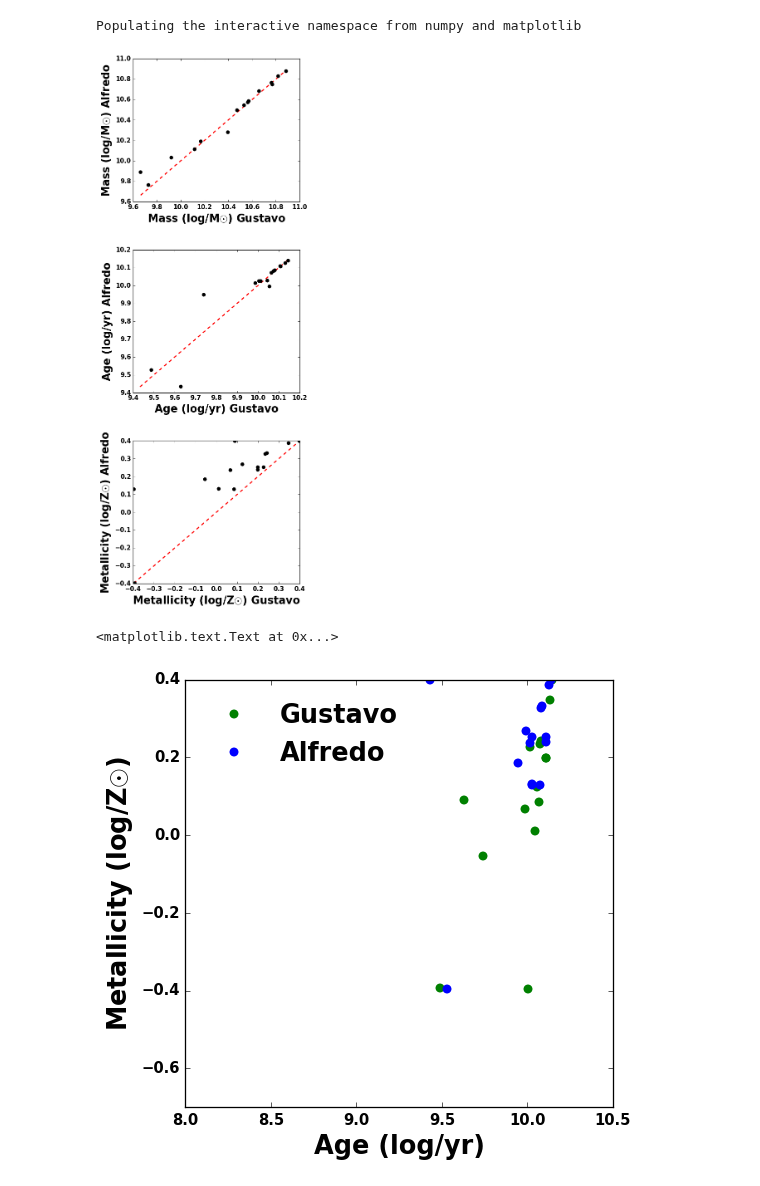
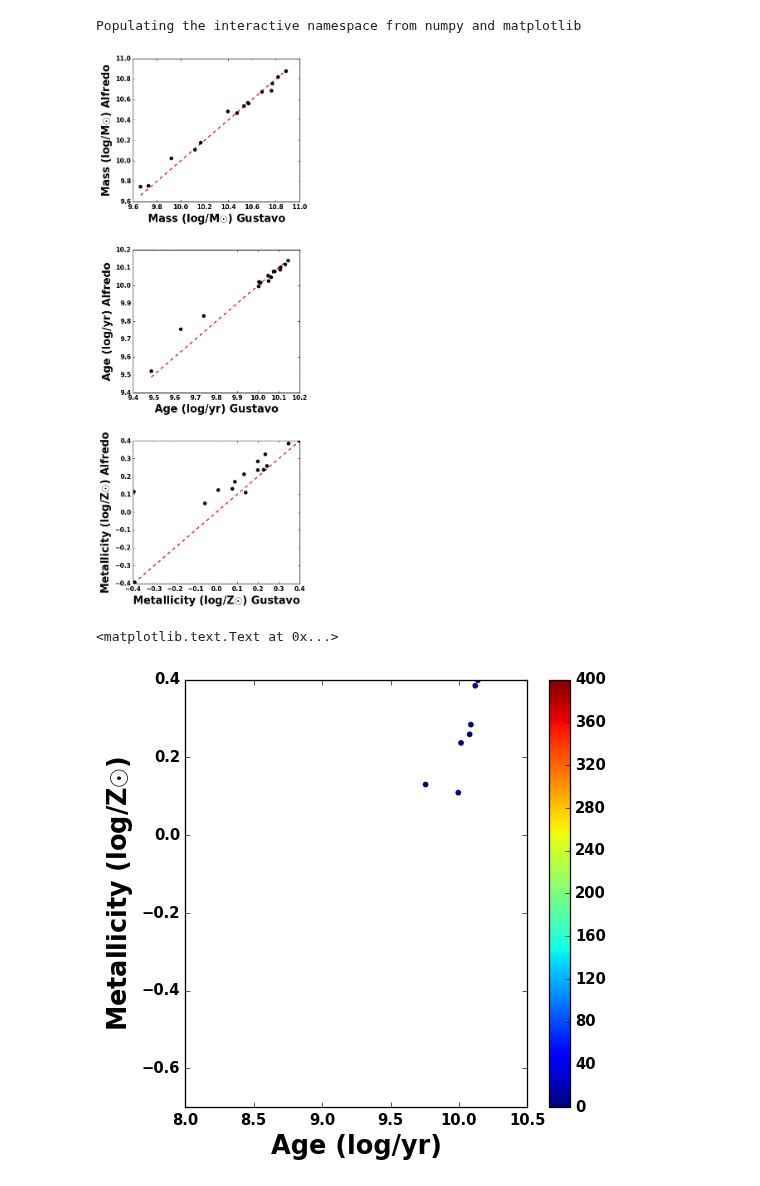
Before and after one commit to ajmejia/notebooks, a Jupyter notebook: C1nC2_tests.ipynb, the cells around one changed output. Saved outputs shown, nothing was run; the diff lists cells and outputs as text; code cells hidden in the pictures.

Commit message:
added c1 & c2 mask & recent results

```diff
--- a/C1nC2_tests.ipynb
+++ b/C1nC2_tests.ipynb
@@ -9,8 +9,30 @@ Populating the interactive namespace from numpy and matplotlib
 # %%
 odir = "/home/chapi/mejia/test_c1_c2/"
 
+# READ C1 & C2 NAMES
+c1 = loadtxt(odir+"SEDs/C1.txt", dtype=str)
+c2 = loadtxt(odir+"SEDs/C2.txt", dtype=str)
+names = sorted([file for root, subs, files in os.walk(odir+"SEDs/") for file in files if file.startswith("processed")])
+
+c1m = array([name in c1 for name in names], dtype=bool)
+c2m = array([name in c2 for name in names], dtype=bool)
+
+# READ PROBLEM SEDs
+slist = sorted([os.path.join(root, file) for root, subs, files in os.walk(odir+"SEDs/") for file in files if file.startswith("processed")])
+wl_range = []
+snr = []
+for file in slist:
+    wl, fl, sg = loadtxt(file, usecols=(0,1,2), unpack=True)
+
+    mask = fl > 0.0
+    wl_range.append((wl[mask].min(), wl[mask].max()))
+    snr.append(median(fl[mask]/sg[mask]))
+
+wl_range = array(wl_range)
+snr = array(snr)
+
 # READ GUSTAVO'S RESULTS
-glist = sorted([os.path.join(root, file) for root, subs, files in os.walk(odir+"gustavo_results/") for file in files if file.endswith("results")])
+glist = sorted([os.path.join(root, file) for root, subs, files in os.walk(odir+"eps0.00/") for file in files if file.endswith("results")])
 gtable = []
 for file in glist:
     with open(file, "r") as f:
@@ -20,12 +42,10 @@ for file in glist:
 gtable = array(gtable)
 
 # READ MINES
-atable = loadtxt(odir+"av0/dynbas_output.log", usecols=(2, 3, 4, 5, 6, 7, 8))
-atable2 = loadtxt(odir+"avfree/dynbas_output.log", usecols=(2, 3, 4, 5, 6, 7, 8))
+atable = loadtxt(odir+"av0_losvd0/dynbas_output.log", usecols=(2, 3, 4, 5, 6, 7, 8, 9))
 
 gtable[:, 0] = log10(gtable[:, 0])
 atable[:, 0] = log10(atable[:, 0])
-atable2[:, 0] = log10(atable2[:, 0])
 # %%
 # COMPARE RESULTS
 fig, axs = subplots(3, 1, figsize=(6, 15))
@@ -43,18 +63,19 @@ for i, ax in zip([0, 1, 3], axs.ravel()):
     ax.set_ylabel(lbs[i]+" Alfredo")
 fig.tight_layout()
 # %% [output]
-[figure, old version]
+[figure, new version]
 # %%
 figure(figsize=(6, 6))
 
-plot(gtable[:, 1], gtable[:, 3], "go", label="Gustavo")
-plot(atable[:, 1], atable[:, 3], "bo", label="Alfredo")
+#plot(gtable[c2m, 1], gtable[c2m, 3], "s", label="Gustavo")
+scatter(atable[c2m, 1], atable[c2m, 3], c=atable[c2m, -2], lw=0, s=20, vmin=0, vmax=400)
+colorbar()
 
-legend(loc=0)
+#legend(loc=0)
 xlim(8, 10.5)
 ylim(-0.7, 0.4)
 xlabel(lbs[1])
 ylabel(lbs[3])
 # %% [output]
 <matplotlib.text.Text at 0x...>
-[figure, old version]
+[figure, new version]
```
